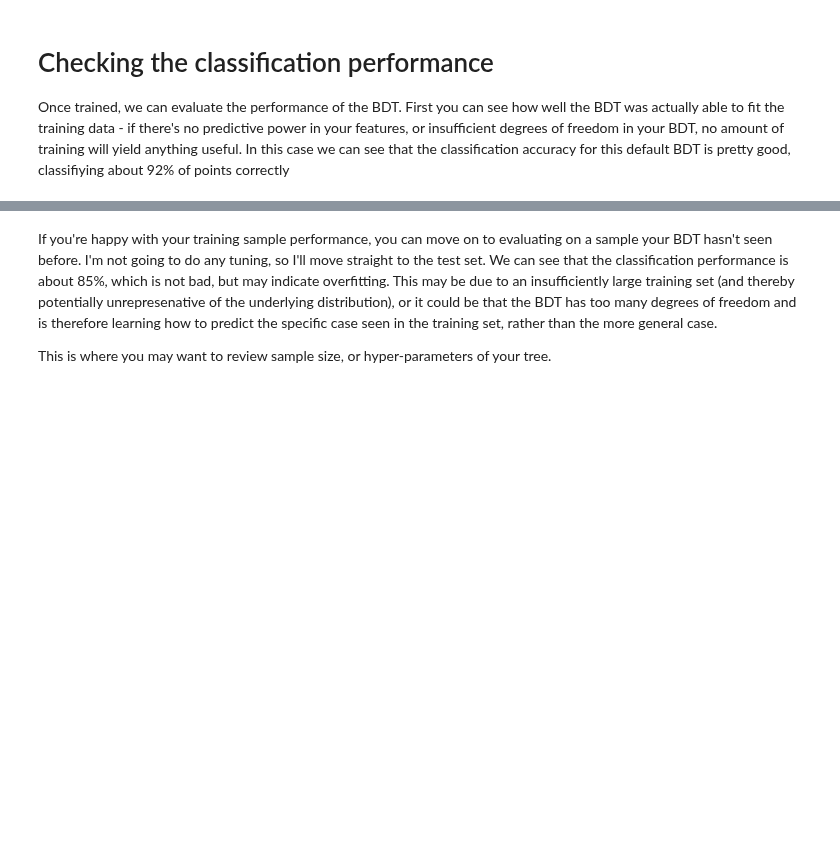
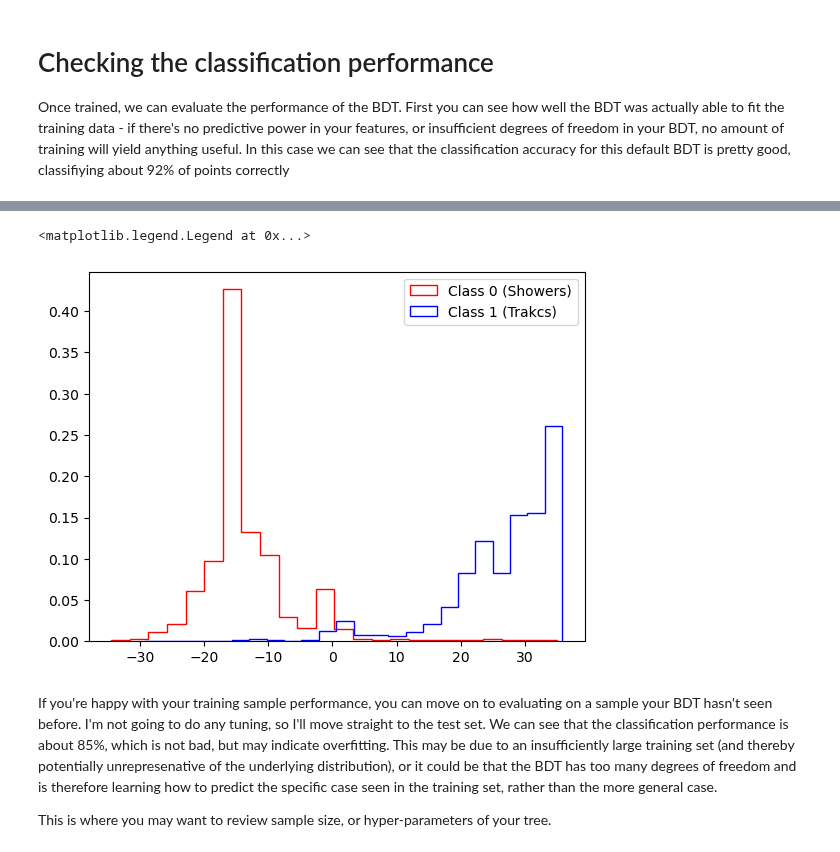
Before and after one commit to mohummudh/neutrinos-dune, a Jupyter notebook: mohammed/BDT/BDTneutrino.ipynb, the cells around one changed output, grey strips where cells are left out. Cells and saved outputs as stored; diff of their text form; code cells hidden in the pictures; blank space fills up the shorter version.

```diff
--- a/mohammed/BDT/BDTneutrino.ipynb
+++ b/mohammed/BDT/BDTneutrino.ipynb
@@ -698,3 +681,19 @@ plt.legend()
+# %%
+f = bdt.decision_function(x_test)
+min_f = np.round(np.min(f), 1)
+max_f = np.round(np.max(f), 1)
+bins = 24
+# bins = np.linspace(min_f, max_f, 4 * int((max_f - min_f) / 0.1) + 1)
+cls_0_f = f[np.where(y_test == 0)]
+cls_1_f = f[np.where(y_test == 1)]
+weights_0 = np.ones_like(cls_0_f) / len(cls_0_f)
+weights_1 = np.ones_like(cls_1_f) / len(cls_1_f)
+plt.hist(cls_0_f, color='r', weights=weights_0, bins=bins, histtype='step', label='Class 0 (Showers)')
+plt.hist(cls_1_f, color='b', weights=weights_1, bins=bins, histtype='step', label='Class 1 (Trakcs)')
+plt.legend()
+# %% [output]
+<matplotlib.legend.Legend at 0x...>
+[figure, added]
 # %% [markdown]
 If you're happy with your training sample performance, you can move on to evaluating on a sample your BDT hasn't seen before. I'm not going to do any tuning, so I'll move straight to the test set. We can see that the classification performance is about 85%, which is not bad, but may indicate overfitting. This may be due to an insufficiently large training set (and thereby potentially unrepresenative of the underlying distribution), or it could be that the BDT has too many degrees of freedom and is therefore learning how to predict the specific case seen in the training set, rather than the more general case.
 
```
Also changed, not shown: parts of 17 cells of this notebook, 4 other files.
